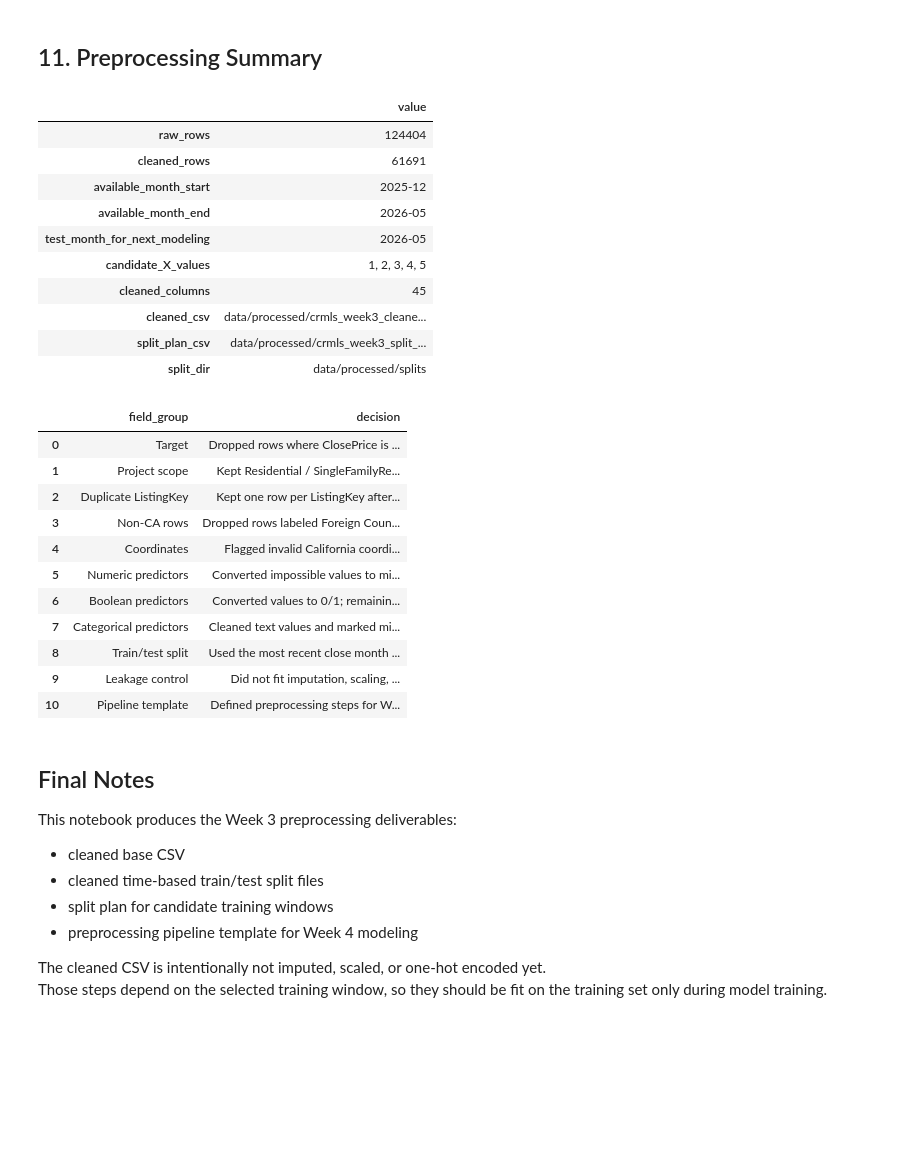
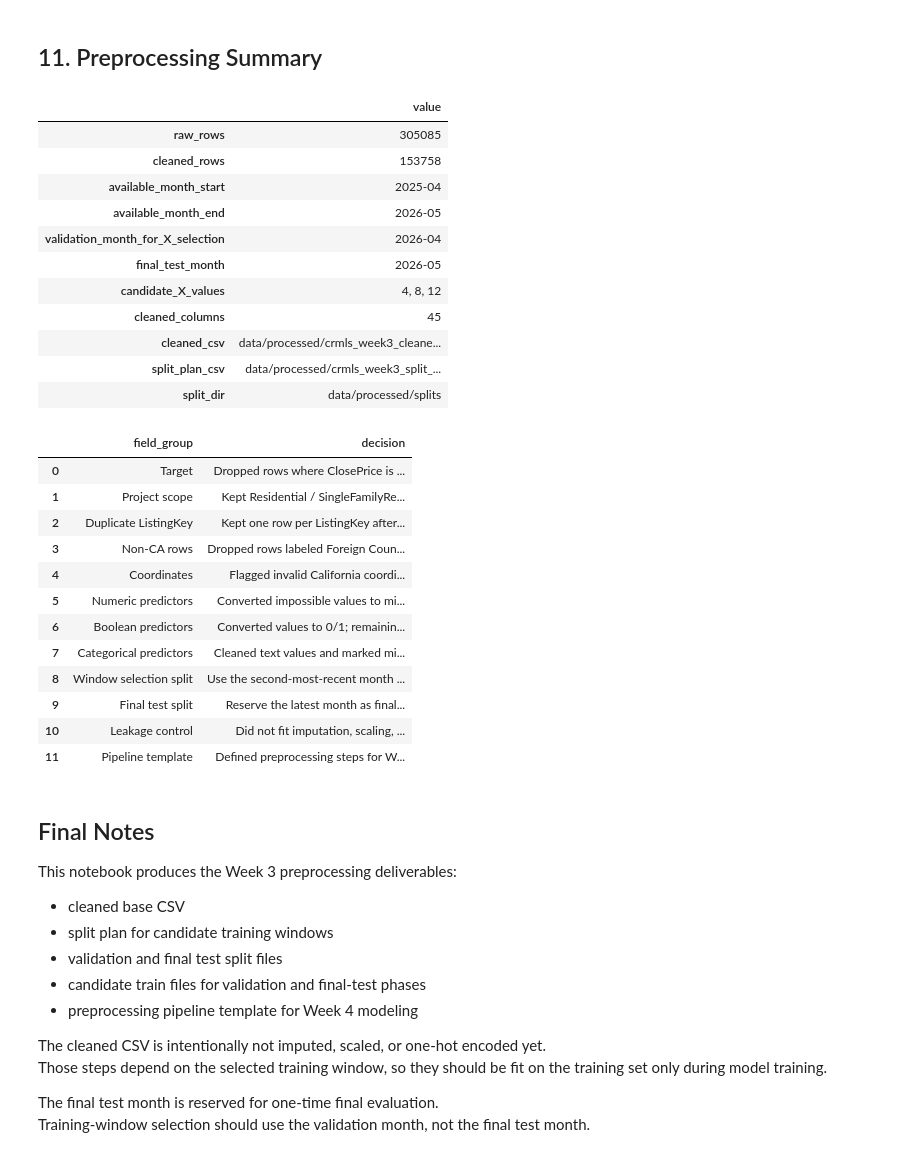
Before and after one commit to syp4137/idx-california-price-prediction, a Jupyter notebook: notebooks/02_preprocessing.ipynb, the cells around one changed output. Saved outputs shown, nothing was run; the diff lists cells and outputs as text; code cells hidden in the pictures; blank space fills up the shorter version.

```diff
--- a/notebooks/02_preprocessing.ipynb
+++ b/notebooks/02_preprocessing.ipynb
@@ -112,19 +112,28 @@ target = "ClosePrice"
 id_col = "ListingKey"
 metadata_cols = [id_col, "CloseDate", "close_month", "source_file"]
 
-numeric_cols = [
+continuous_numeric_cols = [
     "LivingArea",
-    "BedroomsTotal",
-    "BathroomsTotalInteger",
     "LotSizeSquareFeet",
     "YearBuilt",
     "Latitude",
     "Longitude",
+    "AssociationFee"
+]
+
+# Count / ordinal numeric predictors.
+# These are numeric, but they are discrete counts rather than continuous measurements.
+count_numeric_cols = [
+    "BedroomsTotal",
+    "BathroomsTotalInteger",
     "GarageSpaces",
     "ParkingTotal",
-    "Stories",
-    "AssociationFee",
+    "Stories"
 ]
+
+# Combined numeric list used for numeric summaries and correlation checks.
+numeric_cols = continuous_numeric_cols + count_numeric_cols
+
 
 boolean_cols = [
     "ViewYN",
@@ -206,7 +215,7 @@ if "BedroomsTotal" in clean_df.columns:
 if "BathroomsTotalInteger" in clean_df.columns:
     clean_df.loc[clean_df["BathroomsTotalInteger"] < 0, "BathroomsTotalInteger"] = np.nan
 if "LotSizeSquareFeet" in clean_df.columns:
-    clean_df.loc[clean_df["LotSizeSquareFeet"] < 0, "LotSizeSquareFeet"] = np.nan
+    clean_df.loc[clean_df["LotSizeSquareFeet"] <= 0, "LotSizeSquareFeet"] = np.nan
 if "YearBuilt" in clean_df.columns:
     current_year = pd.Timestamp.today().year
     clean_df.loc[~clean_df["YearBuilt"].between(1800, current_year + 1), "YearBuilt"] = np.nan
@@ -488,8 +557,9 @@ summary = {
     "cleaned_rows": len(clean_df),
     "available_month_start": str(available_months[0]),
     "available_month_end": str(available_months[-1]),
-    "test_month_for_next_modeling": str(test_month),
-    "candidate_X_values": ", ".join(map(str, possible_windows)),
+    "validation_month_for_X_selection": str(validation_month),
+    "final_test_month": str(test_month),
+    "candidate_X_values": ", ".join(map(str, candidate_windows)),
     "cleaned_columns": clean_df.shape[1],
     "cleaned_csv": str(CLEANED_CSV.relative_to(PROJECT_ROOT)),
     "split_plan_csv": str(SPLIT_PLAN_CSV.relative_to(PROJECT_ROOT)),
@@ -502,7 +572,7 @@ display(summary_df)
 preprocessing_policy = pd.DataFrame([
     {
         "field_group": "Target",
-        "decision": "Dropped rows where ClosePrice is missing or <= 0."
+        "decision": "Dropped rows where ClosePrice is missing or <= 0. Extreme high values are kept for modeling experiments."
     },
     {
         "field_group": "Project scope",
@@ -520,41 +590,46 @@ preprocessing_policy = pd.DataFrame([
         "field_group": "Coordinates",
         "decision": "Flagged invalid California coordinates and set Latitude/Longitude to missing."
     },
     {
         "field_group": "Numeric predictors",
         "decision": "Converted impossible values to missing and added missing flags; imputation is deferred."
     },
     {
         "field_group": "Boolean predictors",
         "decision": "Converted values to 0/1; remaining missing values will be imputed inside the train-only pipeline."
     },
     {
         "field_group": "Categorical predictors",
         "decision": "Cleaned text values and marked missing/empty strings as __missing__; one-hot encoding is deferred."
     },
     {
-        "field_group": "Train/test split",
-        "decision": "Used the most recent close month as test and prepared candidate X-month training windows."
+        "field_group": "Window selection split",
+        "decision": "Use the second-most-recent month as validation and compare X values of 4, 8, and 12 months."
+    },
+    {
+        "field_group": "Final test split",
+        "decision": "Reserve the latest month as final test and use it only once after X is selected."
     },
     {
         "field_group": "Leakage control",
         "decision": "Did not fit imputation, scaling, or encoding on the full dataset. These will be fit on train only in the modeling notebook."
     },
     {
         "field_group": "Pipeline template",
         "decision": "Defined preprocessing steps for Week 4 but did not fit the pipeline in this notebook."
     },
 ])
 
 display(preprocessing_policy)
 # %% [output]
 |  | value |
-| raw_rows | 124404 |
-| cleaned_rows | 61691 |
-| available_month_start | 2025-12 |
+| raw_rows | 305085 |
+| cleaned_rows | 153758 |
+| available_month_start | 2025-04 |
 | available_month_end | 2026-05 |
-| test_month_for_next_modeling | 2026-05 |
-| candidate_X_values | 1, 2, 3, 4, 5 |
+| validation_month_for_X_selection | 2026-04 |
+| final_test_month | 2026-05 |
+| candidate_X_values | 4, 8, 12 |
 | cleaned_columns | 45 |
 | cleaned_csv | data/processed/crmls_week3_cleane... |
 | split_plan_csv | data/processed/crmls_week3_split_... |
@@ -568,18 +643,23 @@ display(preprocessing_policy)
 | 5 | Numeric predictors | Converted impossible values to mi... |
 | 6 | Boolean predictors | Converted values to 0/1; remainin... |
 | 7 | Categorical predictors | Cleaned text values and marked mi... |
-| 8 | Train/test split | Used the most recent close month ... |
-| 9 | Leakage control | Did not fit imputation, scaling, ... |
-| 10 | Pipeline template | Defined preprocessing steps for W... |
+| 8 | Window selection split | Use the second-most-recent month ... |
+| 9 | Final test split | Reserve the latest month as final... |
+| 10 | Leakage control | Did not fit imputation, scaling, ... |
+| 11 | Pipeline template | Defined preprocessing steps for W... |
 # %% [markdown]
 ## Final Notes
 
 This notebook produces the Week 3 preprocessing deliverables:
 
 - cleaned base CSV
-- cleaned time-based train/test split files
 - split plan for candidate training windows
+- validation and final test split files
+- candidate train files for validation and final-test phases
 - preprocessing pipeline template for Week 4 modeling
 
 The cleaned CSV is intentionally not imputed, scaled, or one-hot encoded yet.
 Those steps depend on the selected training window, so they should be fit on the training set only during model training.
+
+The final test month is reserved for one-time final evaluation.
+Training-window selection should use the validation month, not the final test month.
```
Also changed, not shown: parts of 13 cells of this notebook.
